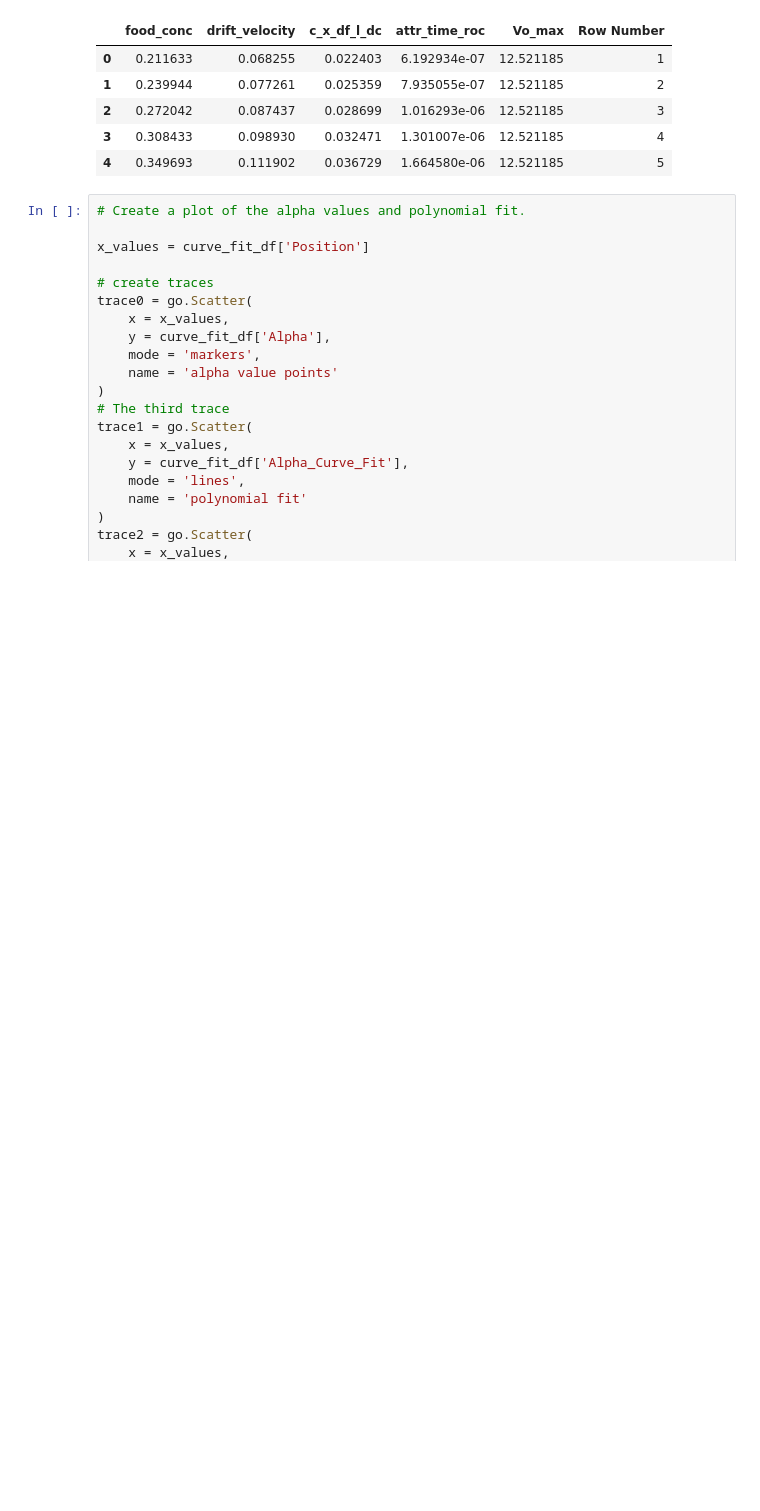
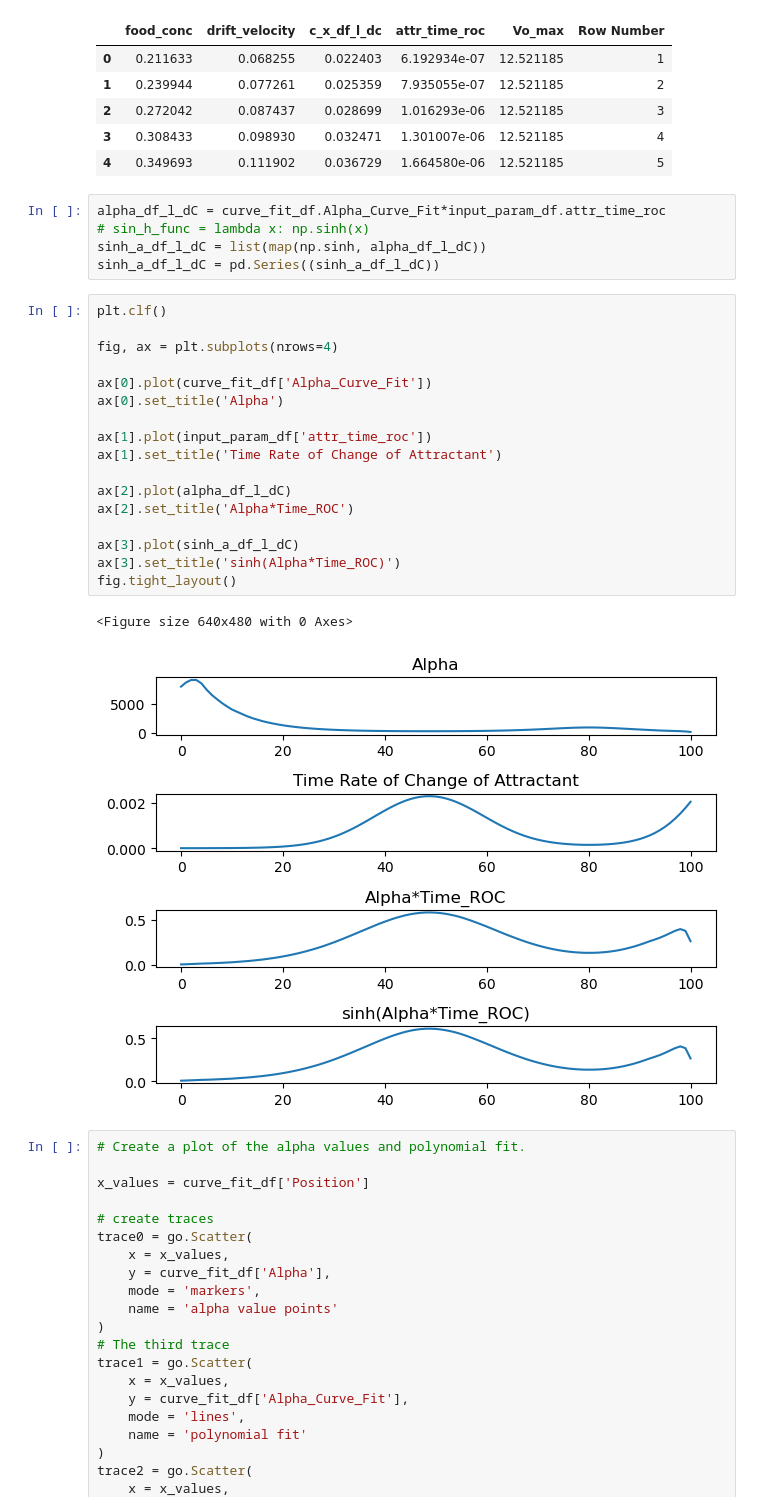
Before and after one commit to Frood-for-Thought/Run_Tumble_Gillespie_Diffusion_Equation, a Jupyter notebook: plotting.ipynb, the cells around one changed output. Cells and saved outputs as stored; diff of their text form; blank space fills up the shorter version.

```diff
--- a/plotting.ipynb
+++ b/plotting.ipynb
@@ -30,6 +30,31 @@ input_param_df.head()
 | 2 | 0.272042 | 0.087437 | 0.028699 | 1.016293e-06 | 12.521185 | 3 |
 | 3 | 0.308433 | 0.098930 | 0.032471 | 1.301007e-06 | 12.521185 | 4 |
 | 4 | 0.349693 | 0.111902 | 0.036729 | 1.664580e-06 | 12.521185 | 5 |
+# %%
+alpha_df_l_dC = curve_fit_df.Alpha_Curve_Fit*input_param_df.attr_time_roc
+# sin_h_func = lambda x: np.sinh(x)
+sinh_a_df_l_dC = list(map(np.sinh, alpha_df_l_dC))
+sinh_a_df_l_dC = pd.Series((sinh_a_df_l_dC))
+# %%
+plt.clf()
+
+fig, ax = plt.subplots(nrows=4)
+
+ax[0].plot(curve_fit_df['Alpha_Curve_Fit'])
+ax[0].set_title('Alpha')
+
+ax[1].plot(input_param_df['attr_time_roc'])
+ax[1].set_title('Time Rate of Change of Attractant')
+
+ax[2].plot(alpha_df_l_dC)
+ax[2].set_title('Alpha*Time_ROC')
+
+ax[3].plot(sinh_a_df_l_dC)
+ax[3].set_title('sinh(Alpha*Time_ROC)')
+fig.tight_layout()
+# %% [output]
+<Figure size 640x480 with 0 Axes>
+[figure, added]
 # %%
 # Create a plot of the alpha values and polynomial fit.
 
```
